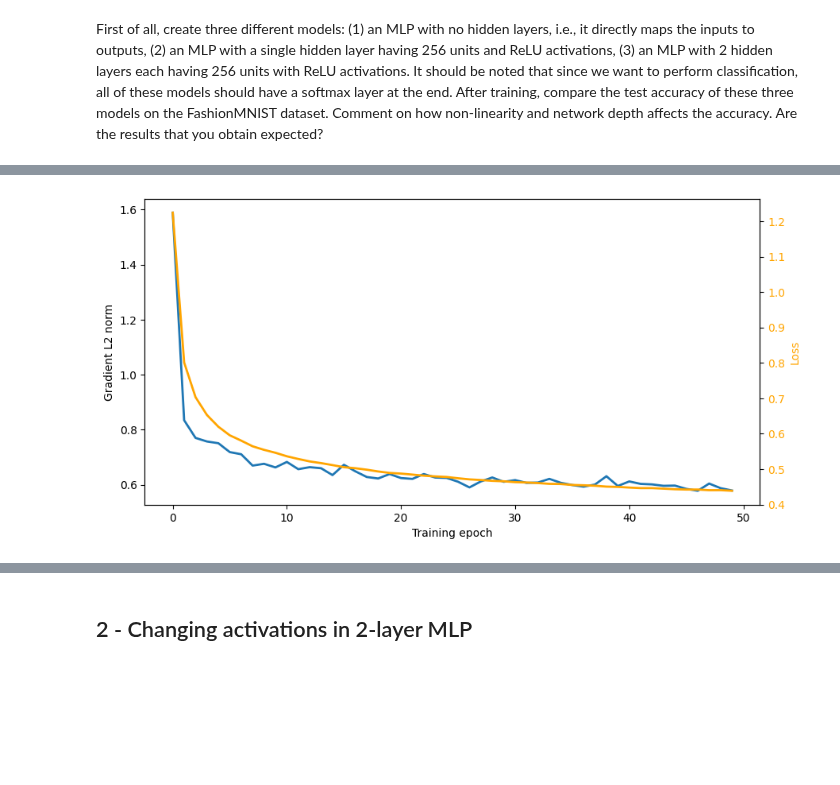
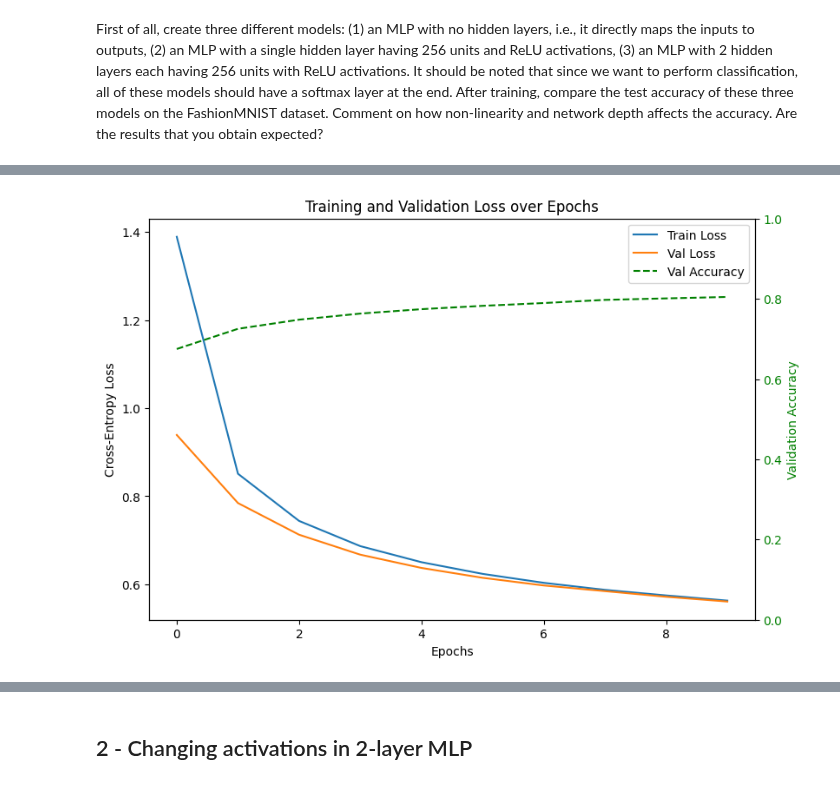
Before and after one commit to audrey352/COMP551, a Jupyter notebook: Assignment3/A3_notebook.ipynb, the cells around one changed output, grey strips where cells are left out. Saved outputs shown, nothing was run; the diff lists cells and outputs as text; code cells hidden in the pictures; blank space fills up the shorter version.

```diff
--- a/Assignment3/A3_notebook.ipynb
+++ b/Assignment3/A3_notebook.ipynb
@@ -350,11 +466,20 @@ test_loader = torch.utils.data.DataLoader(
     shuffle=False
 )
 
+if USE_VALIDATION:
+    val_loader = torch.utils.data.DataLoader(
+        val_dataset,
+        batch_size=BATCH_SIZE,
+        shuffle=False
+    )
+
 # looking at data in 1 batch
 images0, labels0 = next(iter(train_loader))  # get first batch
 print(images0.shape)  # (batch_size, 1, 28, 28)
 print(labels0.shape)  # (batch_size,)
 # same for test loader
+
+num_classes = len(train_dataset.dataset.classes)
 # %% [output]
 torch.Size([512, 1, 28, 28])
 torch.Size([512])
@@ -410,25 +500,23 @@ Epoch 50/50, Batch 118/118 === Loss: 0.412
-# %%
-# optionally smooth the curve
-def smooth(x, w=30):
-    return np.convolve(x, np.ones(w)/w, mode='valid')
-
-# plot average gradient norm per epoch
-grad_avg = [np.mean(grad[epoch]) for epoch in range(num_epochs)]
-loss_avg = [np.mean(loss[epoch]) for epoch in range(num_epochs)]
-
-plt.figure(figsize=(10,5))
-plt.plot(grad_avg, alpha=1, label="raw", lw=2)
-# plt.plot(smooth(grad_avg, w=5), linewidth=3, label="smoothed")
-plt.xlabel("Training epoch")
-plt.ylabel("Gradient L2 norm")
-# plt.legend()
-
-ax_twin = plt.gca().twinx()
-ax_twin.plot(loss_avg, color='orange', alpha=1, lw=2)
-ax_twin.set_ylabel("Loss", color='orange')
-ax_twin.tick_params(axis='y', labelcolor='orange')
-
-
-plt.show()
-# %% [output]
-[figure, removed]
+# %%
+# --- 0 Hidden Layers ---
+# Define MLP and optimizer
+model0 = MLP(
+    L = 0,
+    D=28*28
+    )
+
+optimizer0 = GradientDescent(learning_rate=.01, record_grad=True)  # doing one GD iteration by batch in one epoch
+num_epochs = 10
+
+# Train model on batches
+results_l0 = train_on_batches(
+    model=model0,
+    optimizer=optimizer0,
+    epochs=num_epochs,
+    train_loader=train_loader,
+    val_loader=val_loader if USE_VALIDATION else None,
+    early_stopping_patience=3,
+    plot_train=True,
+    verbose=False
+    )
+# %% [output]
@@ -435,3 +524,4 @@ plt.show()
+[figure, added]
 # %%
 # Checking test predictions for first batch
 test_images, test_labels = next(iter(test_loader))
```
Also changed, not shown: parts of 15 cells of this notebook.
